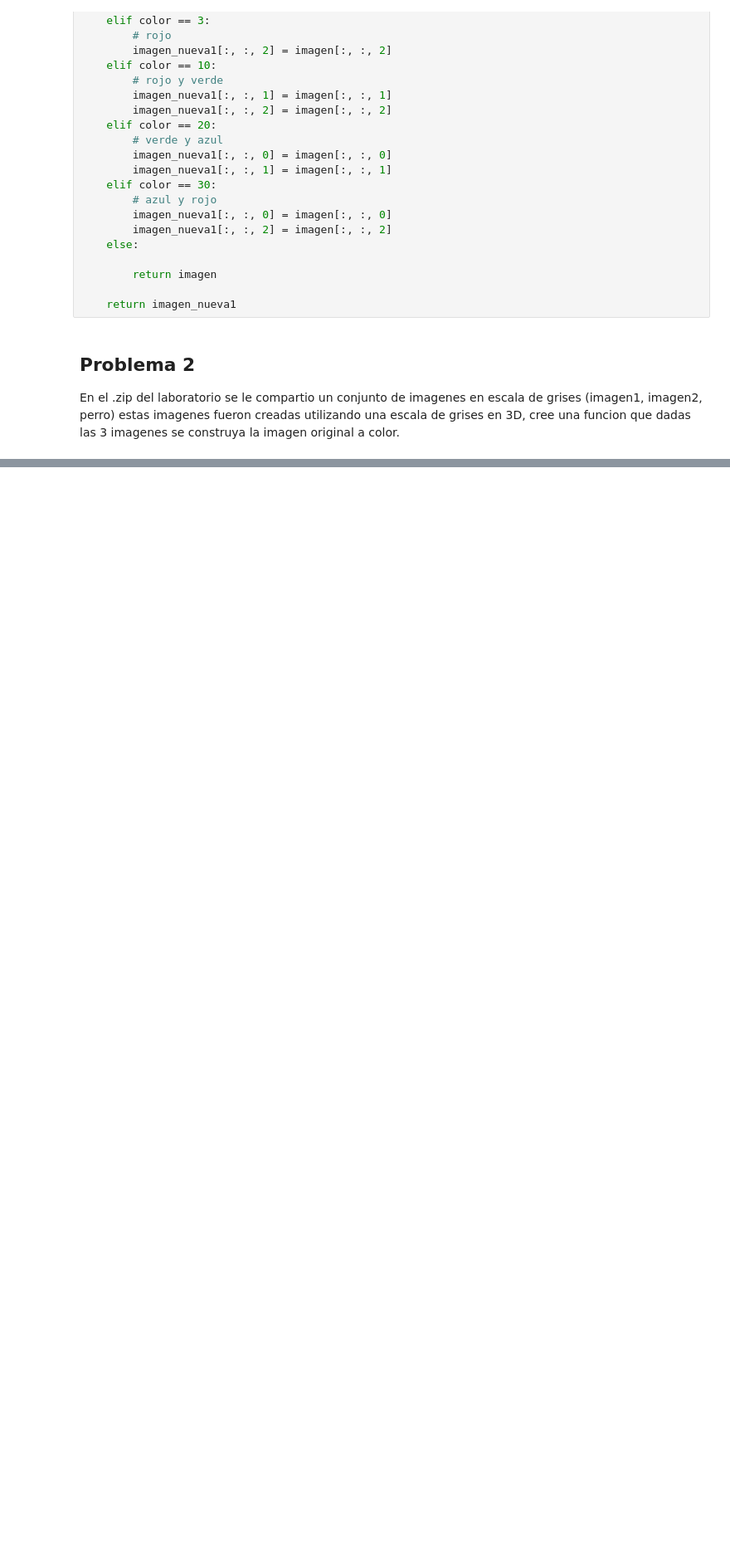
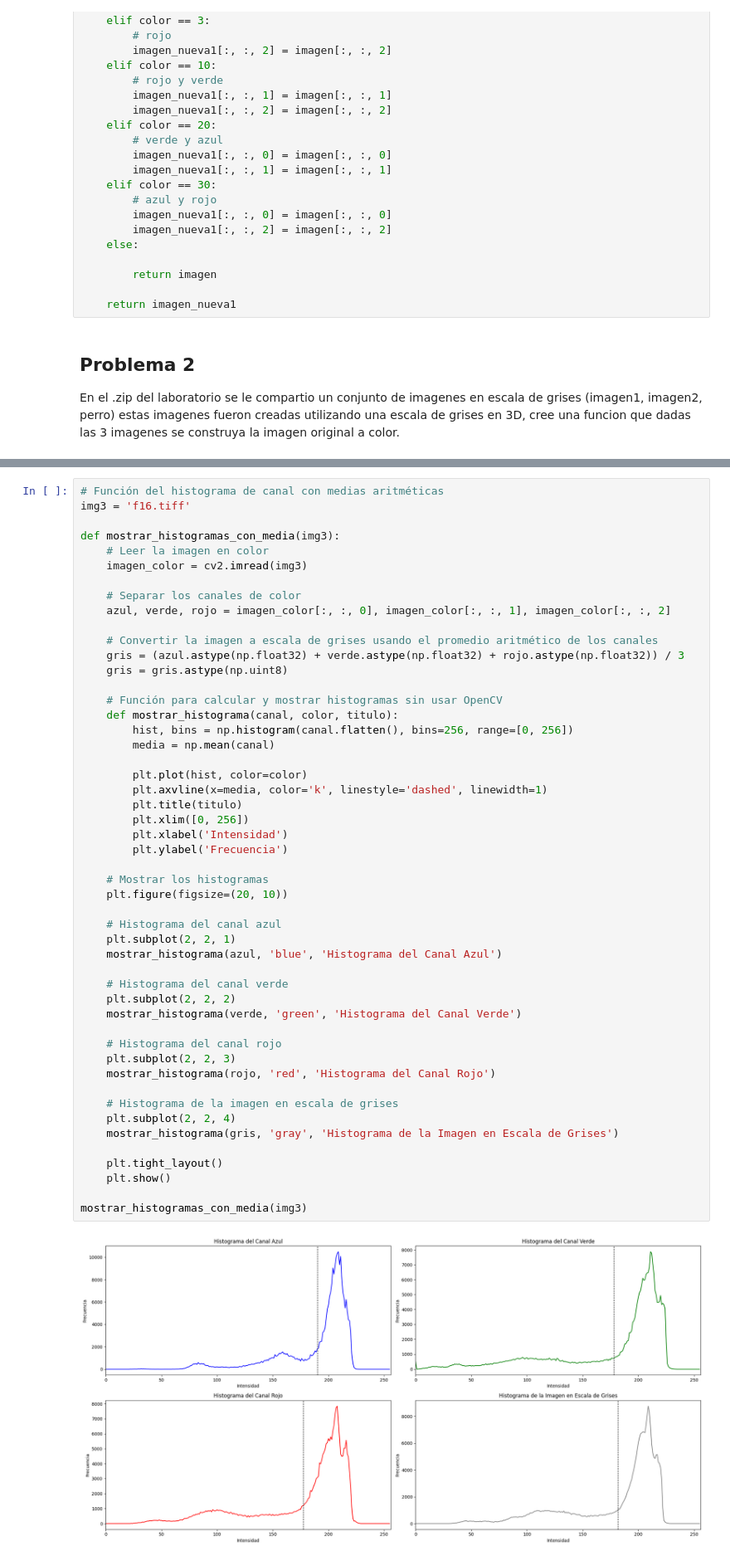
Before and after one commit to lu24is/Laboratorio-txt_mining-image_recognition, a Jupyter notebook: Laboratorio 1/Lab1_08000049.ipynb, the cells around one changed output, grey strips where cells are left out. Shown at 83% size. Cells and saved outputs as stored; diff of their text form; blank space fills up the shorter version.

```diff
--- a/Laboratorio 1/Lab1_08000049.ipynb
+++ b/Laboratorio 1/Lab1_08000049.ipynb
@@ -137,0 +206,52 @@ plt.show()
+# %%
+# Función del histograma de canal con medias aritméticas
+img3 = 'f16.tiff'
+
+def mostrar_histogramas_con_media(img3):
+    # Leer la imagen en color
+    imagen_color = cv2.imread(img3)
+
+    # Separar los canales de color
+    azul, verde, rojo = imagen_color[:, :, 0], imagen_color[:, :, 1], imagen_color[:, :, 2]
+
+    # Convertir la imagen a escala de grises usando el promedio aritmético de los canales
+    gris = (azul.astype(np.float32) + verde.astype(np.float32) + rojo.astype(np.float32)) / 3
+    gris = gris.astype(np.uint8)
+
+    # Función para calcular y mostrar histogramas sin usar OpenCV
+    def mostrar_histograma(canal, color, titulo):
+        hist, bins = np.histogram(canal.flatten(), bins=256, range=[0, 256])
+        media = np.mean(canal)
+
+        plt.plot(hist, color=color)
+        plt.axvline(x=media, color='k', linestyle='dashed', linewidth=1)
+        plt.title(titulo)
+        plt.xlim([0, 256])
+        plt.xlabel('Intensidad')
+        plt.ylabel('Frecuencia')
+
+    # Mostrar los histogramas
+    plt.figure(figsize=(20, 10))
+
+    # Histograma del canal azul
+    plt.subplot(2, 2, 1)
+    mostrar_histograma(azul, 'blue', 'Histograma del Canal Azul')
+
+    # Histograma del canal verde
+    plt.subplot(2, 2, 2)
+    mostrar_histograma(verde, 'green', 'Histograma del Canal Verde')
+
+    # Histograma del canal rojo
+    plt.subplot(2, 2, 3)
+    mostrar_histograma(rojo, 'red', 'Histograma del Canal Rojo')
+
+    # Histograma de la imagen en escala de grises
+    plt.subplot(2, 2, 4)
+    mostrar_histograma(gris, 'gray', 'Histograma de la Imagen en Escala de Grises')
+
+    plt.tight_layout()
+    plt.show()
+
+mostrar_histogramas_con_media(img3)
+# %% [output]
+[figure, added]
```
Also changed, not shown: parts of 10 cells of this notebook, 4 other files.
